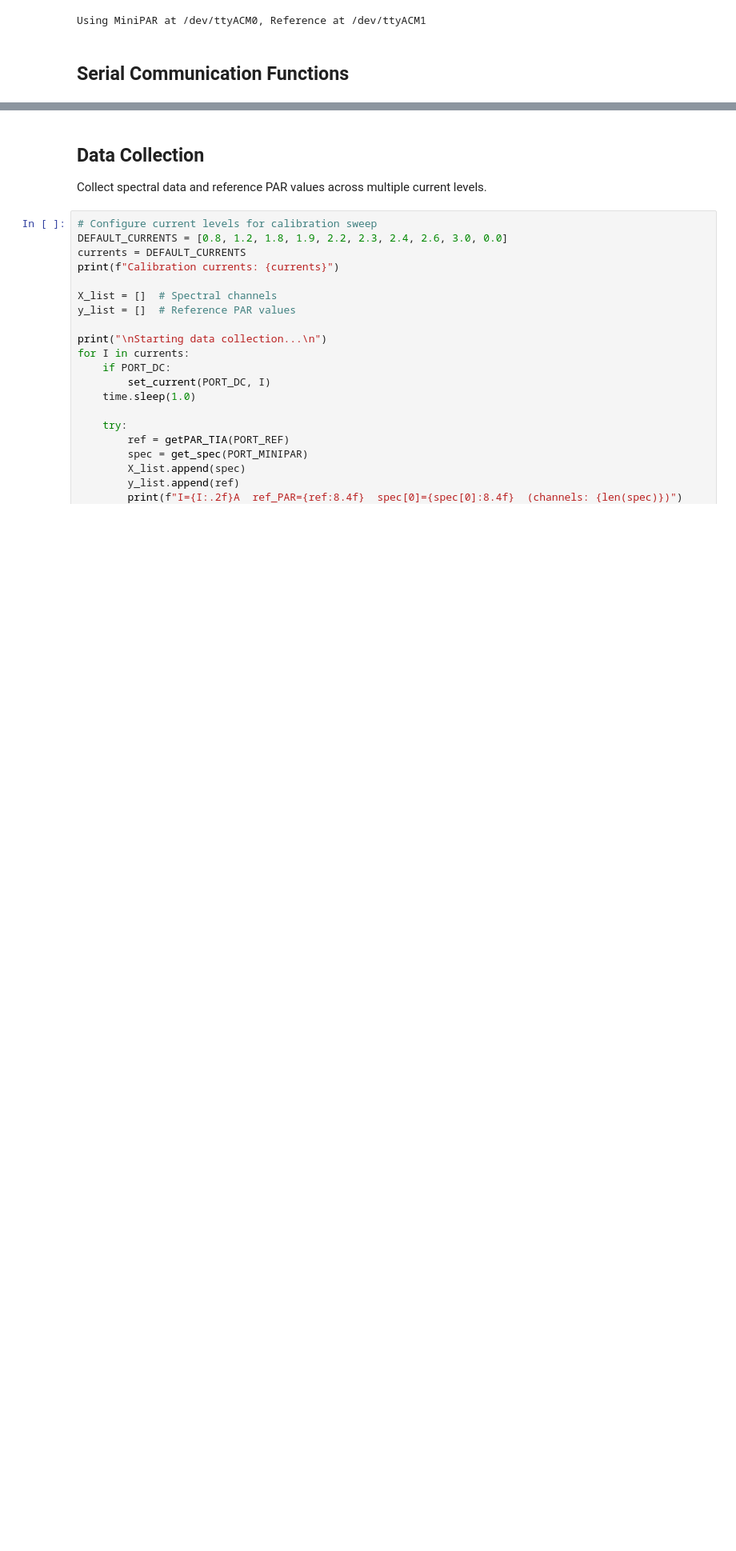
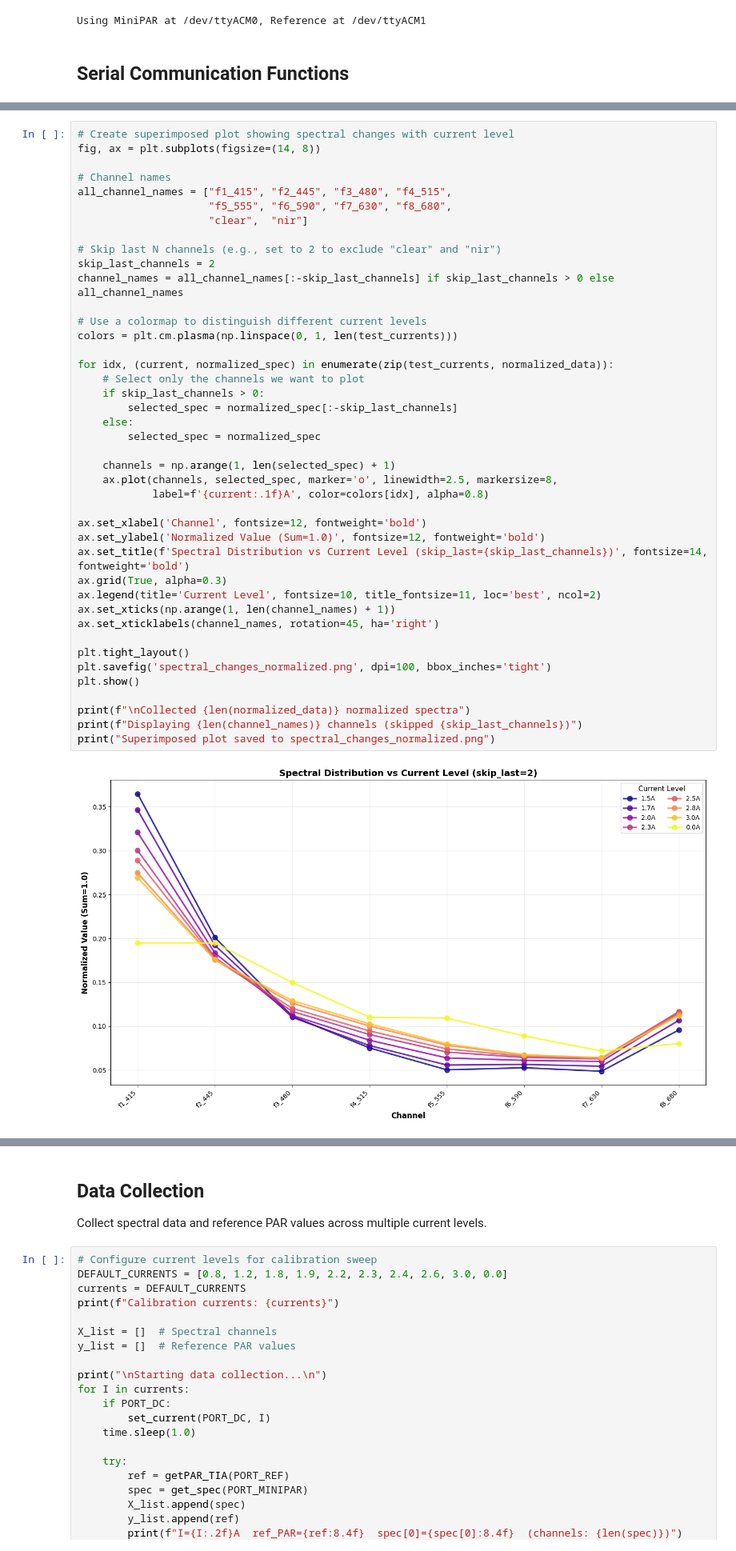
Before and after one commit to Jan-IngenHousz-Institute/miniPar, a Jupyter notebook: Scripts/calibrate_spec_notebook.ipynb, the cells around one changed output, grey strips where cells are left out. Shown at 80% size. Cells and saved outputs as stored; diff of their text form; blank space fills up the shorter version.

```diff
--- a/Scripts/calibrate_spec_notebook.ipynb
+++ b/Scripts/calibrate_spec_notebook.ipynb
@@ -155,0 +236,44 @@ Serial functions loaded.
+# %%
+# Create superimposed plot showing spectral changes with current level
+fig, ax = plt.subplots(figsize=(14, 8))
+
+# Channel names
+all_channel_names = ["f1_415", "f2_445", "f3_480", "f4_515",
+                     "f5_555", "f6_590", "f7_630", "f8_680",
+                     "clear",  "nir"]
+
+# Skip last N channels (e.g., set to 2 to exclude "clear" and "nir")
+skip_last_channels = 2
+channel_names = all_channel_names[:-skip_last_channels] if skip_last_channels > 0 else all_channel_names
+
+# Use a colormap to distinguish different current levels
+colors = plt.cm.plasma(np.linspace(0, 1, len(test_currents)))
+
+for idx, (current, normalized_spec) in enumerate(zip(test_currents, normalized_data)):
+    # Select only the channels we want to plot
+    if skip_last_channels > 0:
+        selected_spec = normalized_spec[:-skip_last_channels]
+    else:
+        selected_spec = normalized_spec
+
+    channels = np.arange(1, len(selected_spec) + 1)
+    ax.plot(channels, selected_spec, marker='o', linewidth=2.5, markersize=8,
+            label=f'{current:.1f}A', color=colors[idx], alpha=0.8)
+
+ax.set_xlabel('Channel', fontsize=12, fontweight='bold')
+ax.set_ylabel('Normalized Value (Sum=1.0)', fontsize=12, fontweight='bold')
+ax.set_title(f'Spectral Distribution vs Current Level (skip_last={skip_last_channels})', fontsize=14, fontweight='bold')
+ax.grid(True, alpha=0.3)
+ax.legend(title='Current Level', fontsize=10, title_fontsize=11, loc='best', ncol=2)
+ax.set_xticks(np.arange(1, len(channel_names) + 1))
+ax.set_xticklabels(channel_names, rotation=45, ha='right')
+
+plt.tight_layout()
+plt.savefig('spectral_changes_normalized.png', dpi=100, bbox_inches='tight')
+plt.show()
+
+print(f"\nCollected {len(normalized_data)} normalized spectra")
+print(f"Displaying {len(channel_names)} channels (skipped {skip_last_channels})")
+print("Superimposed plot saved to spectral_changes_normalized.png")
+# %% [output]
+[figure, added]
```
Also changed, not shown: parts of 5 cells of this notebook, 1 other file.
